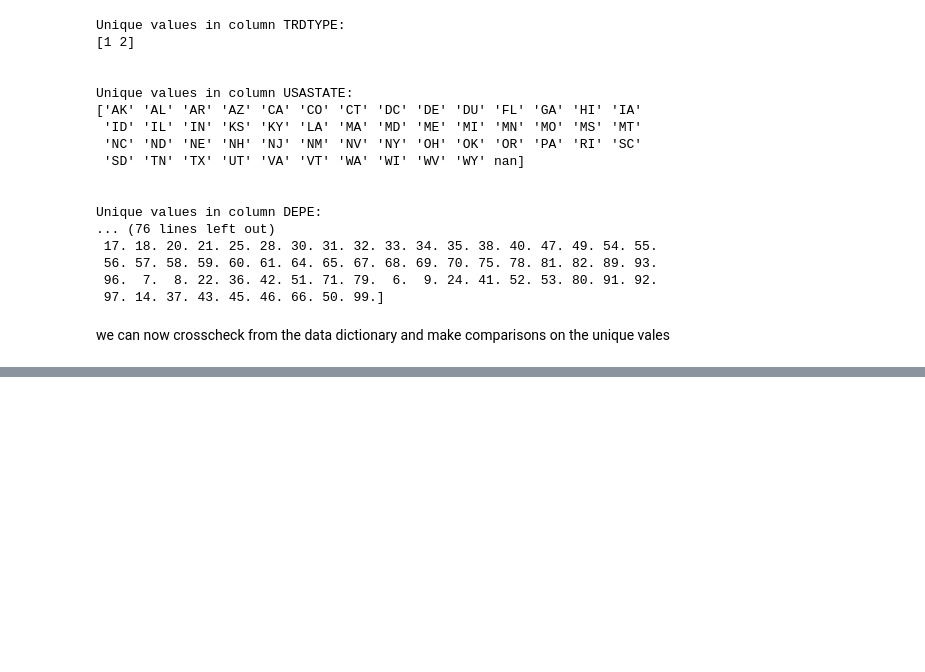
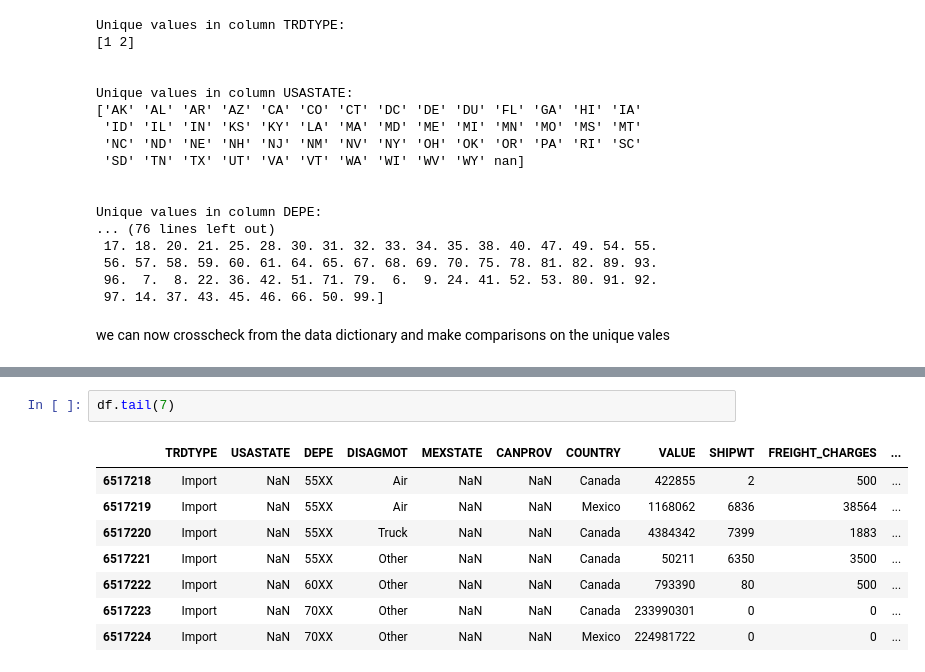
Before and after one commit to Victor-Osei/TransBorder-Freight-Data-Analysis, a Jupyter notebook: new.ipynb, the cells around one changed output, grey strips where cells are left out. Drawn from its saved outputs; the diff is of its cells as text; blank space fills up the shorter version.

```diff
--- a/new.ipynb
+++ b/new.ipynb
@@ -246,0 +355,11 @@ MONTH int to date time
+# %%
+df.tail(7)
+# %% [output]
+|  | TRDTYPE | USASTATE | DEPE | DISAGMOT | MEXSTATE | CANPROV | COUNTRY | VALUE | SHIPWT | FREIGHT_CHARGES | ... |
+| 6517218 | Import | NaN | 55XX | Air | NaN | NaN | Canada | 422855 | 2 | 500 | ... |
+| 6517219 | Import | NaN | 55XX | Air | NaN | NaN | Mexico | 1168062 | 6836 | 38564 | ... |
+| 6517220 | Import | NaN | 55XX | Truck | NaN | NaN | Canada | 4384342 | 7399 | 1883 | ... |
+| 6517221 | Import | NaN | 55XX | Other | NaN | NaN | Canada | 50211 | 6350 | 3500 | ... |
+| 6517222 | Import | NaN | 60XX | Other | NaN | NaN | Canada | 793390 | 80 | 500 | ... |
+| 6517223 | Import | NaN | 70XX | Other | NaN | NaN | Canada | 233990301 | 0 | 0 | ... |
+| 6517224 | Import | NaN | 70XX | Other | NaN | NaN | Mexico | 224981722 | 0 | 0 | ... |
```
Also changed, not shown: parts of 6 cells of this notebook.
